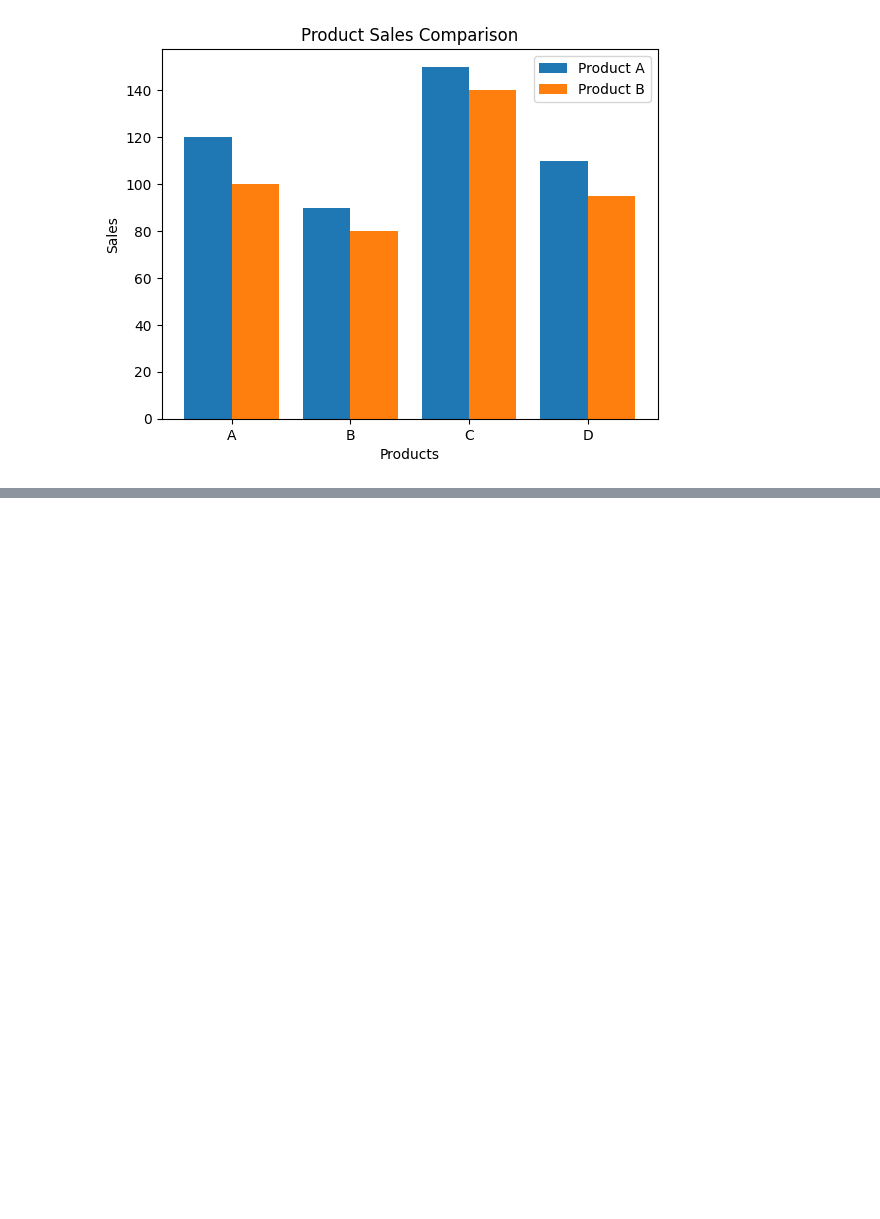
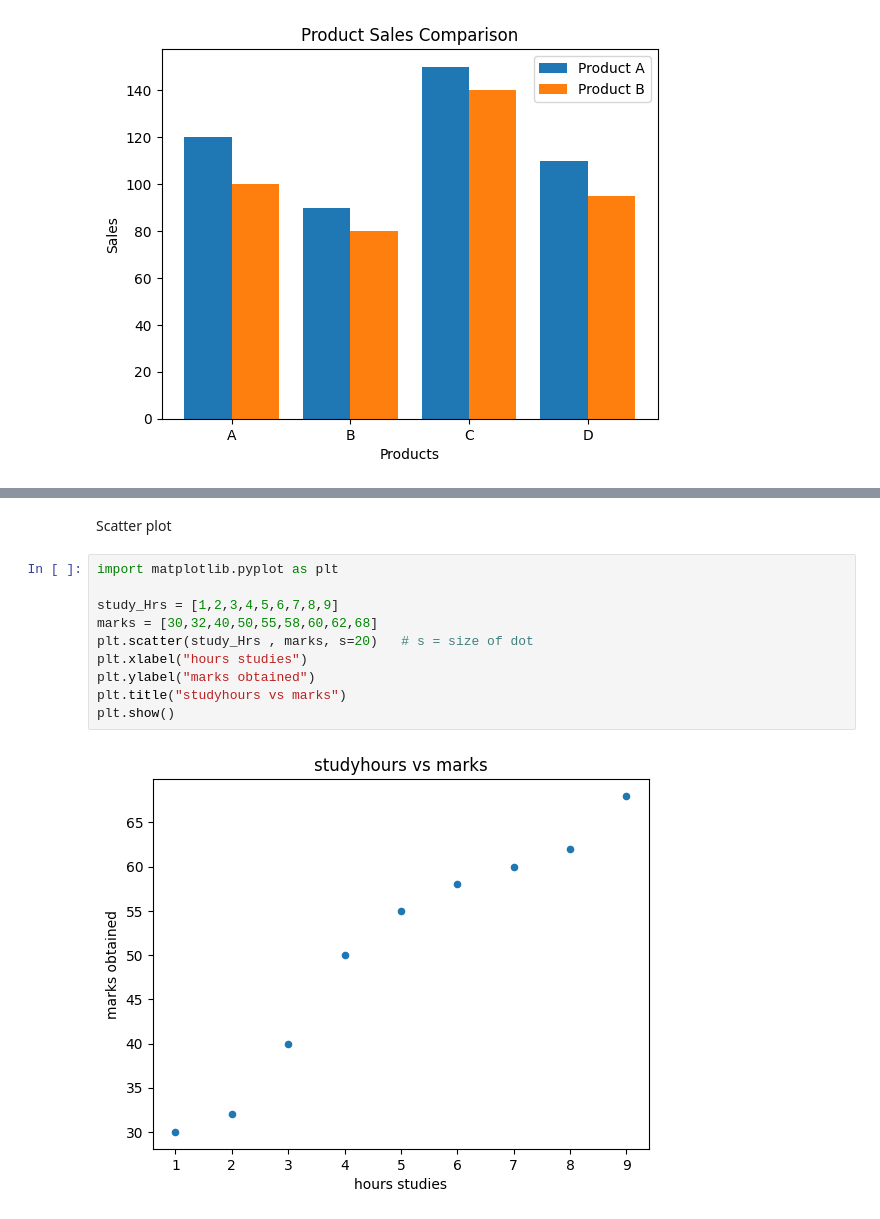
Before and after one commit to yash144-code/daily-python-work, a Jupyter notebook: data_science.ipynb, the cells around one changed output, grey strips where cells are left out. Drawn from its saved outputs; the diff is of its cells as text; blank space fills up the shorter version.

```diff
--- a/data_science.ipynb
+++ b/data_science.ipynb
@@ -2213,0 +2280,14 @@ plt.show()
+# %% [markdown]
+Scatter plot
+# %%
+import matplotlib.pyplot as plt
+
+study_Hrs = [1,2,3,4,5,6,7,8,9]
+marks = [30,32,40,50,55,58,60,62,68]
+plt.scatter(study_Hrs , marks, s=20)   # s = size of dot
+plt.xlabel("hours studies")
+plt.ylabel("marks obtained")
+plt.title("studyhours vs marks")
+plt.show()
+# %% [output]
+[figure, added]
```
Also changed, not shown: parts of 15 cells of this notebook.
